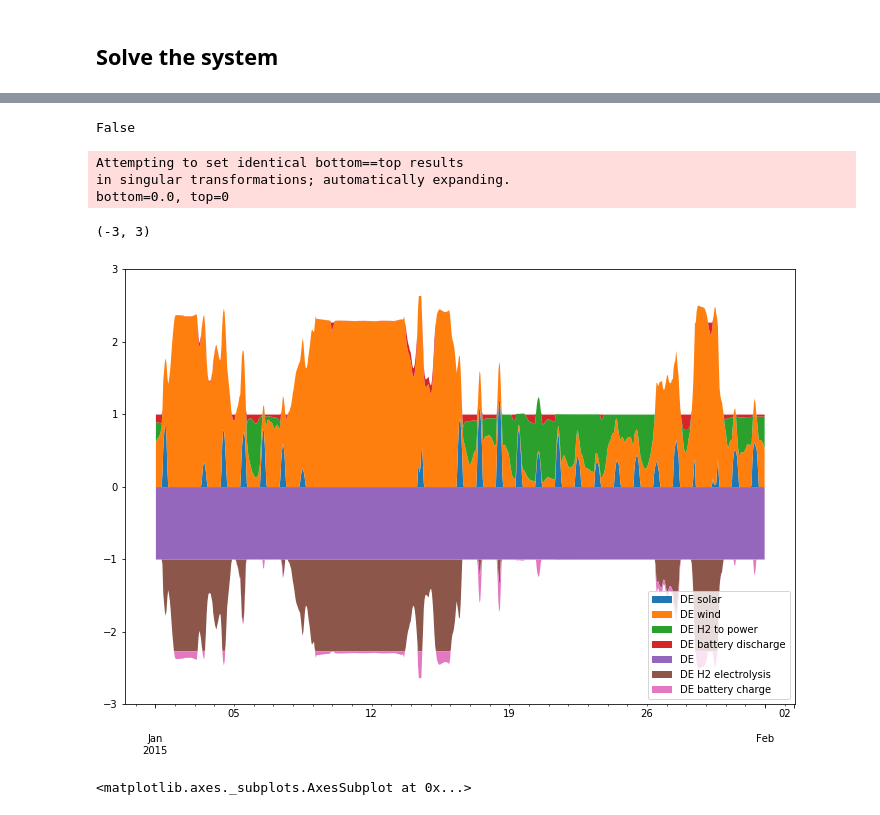
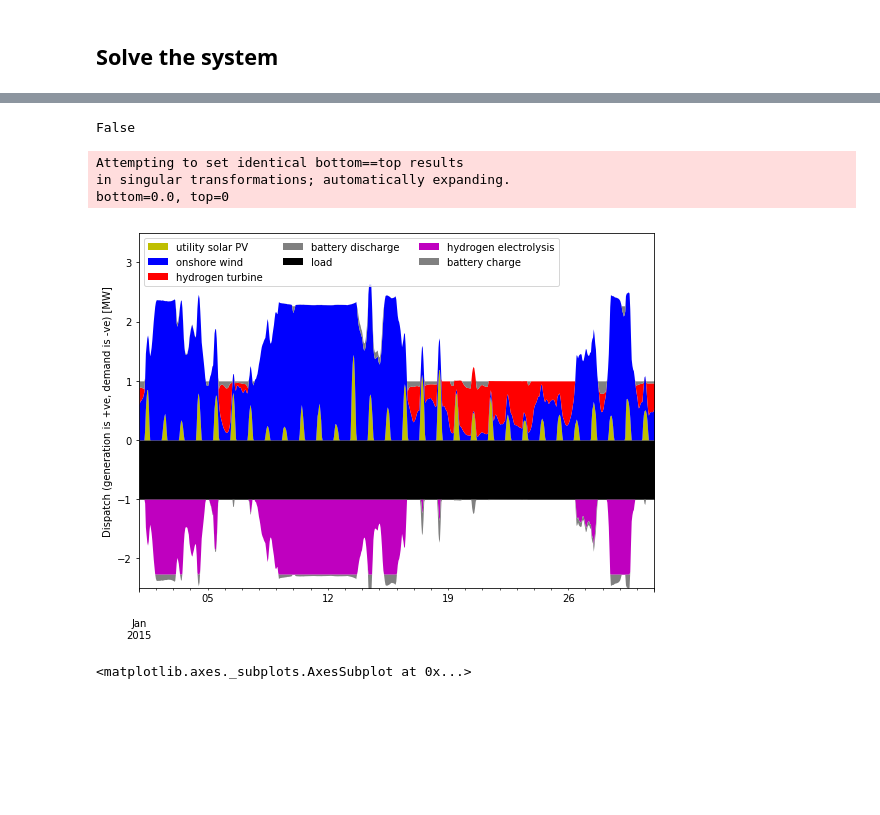
Before and after one commit to PyPSA/WHOBS, a Jupyter notebook: run_single_simulation.ipynb, the cells around one changed output, grey strips where cells are left out. Cells and saved outputs as stored; diff of their text form; code cells hidden in the pictures; blank space fills up the shorter version.

```diff
--- a/run_single_simulation.ipynb
+++ b/run_single_simulation.ipynb
@@ -298,30 +298,59 @@ DE H2 to power          1.811971
 dtype: float64
 # %%
 fig, ax = plt.subplots()
-fig.set_size_inches((12,8))
+fig.set_size_inches((8,6))
 
 start = "2015-01-01"
 
 stop = "2015-01-31"
 
-positive = pd.concat((network.generators_t.p,-network.links_t.p1[[ct+" H2 to power",ct+" battery discharge"]]),axis=1)
+rename = {"wind" : "onshore wind",
+          "solar" : "utility solar PV",
+          "battery discharge" : "battery discharge",
+          "battery charge" : "battery charge",
+          "H2 electrolysis" : "hydrogen electrolysis",
+          "H2 to power" : "hydrogen turbine"}
 
-negative = pd.concat((-network.loads_t.p,-network.links_t.p0[[ct+" H2 electrolysis",ct+" battery charge"]]),axis=1)
+rename = {ct + " "+k : v for k,v in rename.items()}
+
+rename[ct] = "load"
+
+colors = {"onshore wind" : "b",
+           "utility solar PV" : "y",
+           "battery discharge" : "gray",
+           "battery charge" : "gray",
+           "load" : "k",
+           "hydrogen electrolysis" : "m",
+           "hydrogen turbine" : "r"
+          }
+
+positive = pd.concat((network.generators_t.p,-network.links_t.p1[[ct+" H2 to power",ct+" battery discharge"]]),axis=1).rename(columns=rename)
+
+negative = pd.concat((-network.loads_t.p,-network.links_t.p0[[ct+" H2 electrolysis",ct+" battery charge"]]),axis=1).rename(columns=rename)
 
 print((abs(positive.sum(axis=1) + negative.sum(axis=1)) > 0.1).any())
 
-positive.loc[start:stop].plot(kind="area",stacked=True,ax=ax,linewidth=0)
+positive.loc[start:stop].plot(kind="area",stacked=True,ax=ax,linewidth=0,color=[colors[i] for i in positive.columns])
 
-negative.loc[start:stop].plot(kind="area",stacked=True,ax=ax,linewidth=0)
+negative.loc[start:stop].plot(kind="area",stacked=True,ax=ax,linewidth=0,color=[colors[i] for i in negative.columns])
 
-ax.set_ylim([-3,3])
+ax.set_ylim([-2.5,3.5])
+
+ax.set_xlim([start,stop])
+
+ax.set_ylabel("Dispatch (generation is +ve, demand is -ve) [MW]")
+
+ax.legend(ncol=3,loc="upper left")
+
+fig.tight_layout()
+
+fig.savefig("img/{}-{}-{}-{}.png".format(ct,scenario,start,stop),dpi=100)
 # %% [output]
 False
 Attempting to set identical bottom==top results
 in singular transformations; automatically expanding.
 bottom=0.0, top=0
-(-3, 3)
-[figure, old version]
+[figure, new version]
 # %%
 network.buses_t.marginal_price.plot()
 # %% [output]
```
Also changed, not shown: parts of 8 cells of this notebook, 8 other files.
